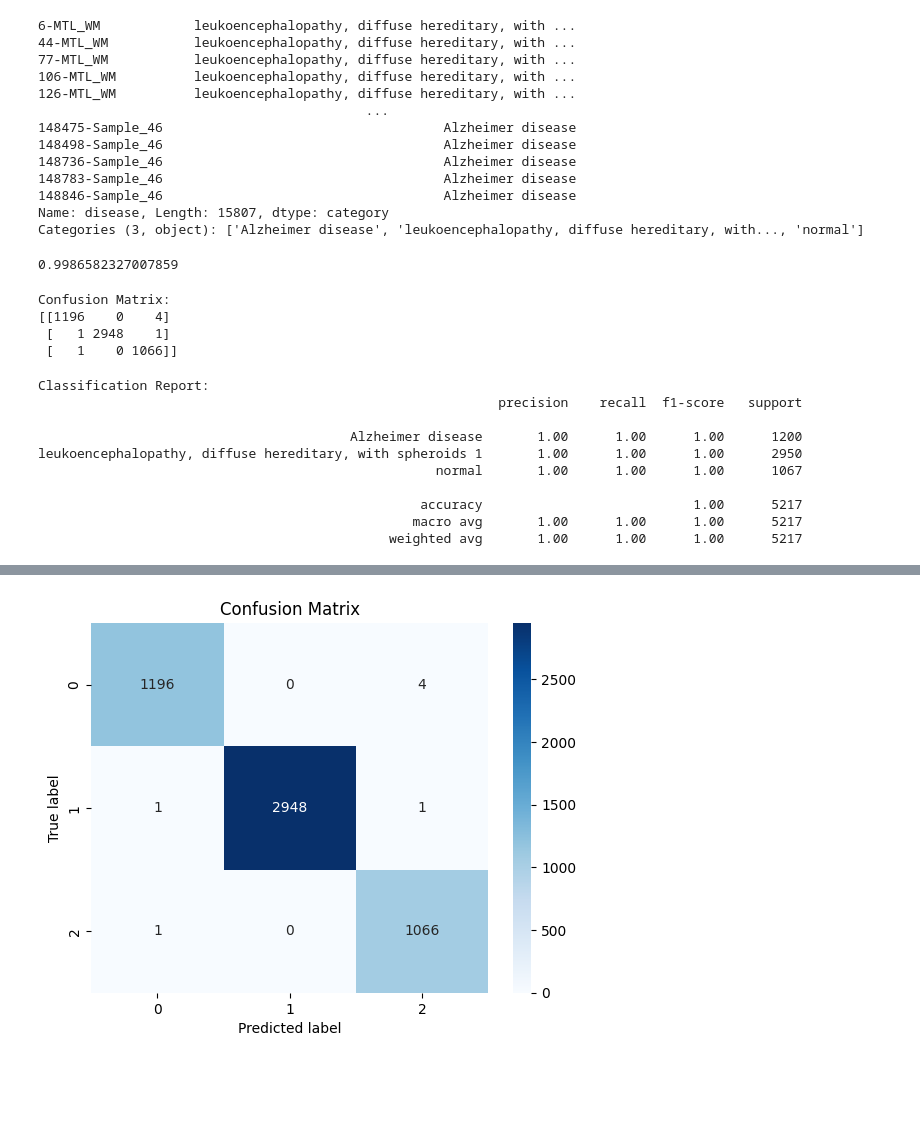
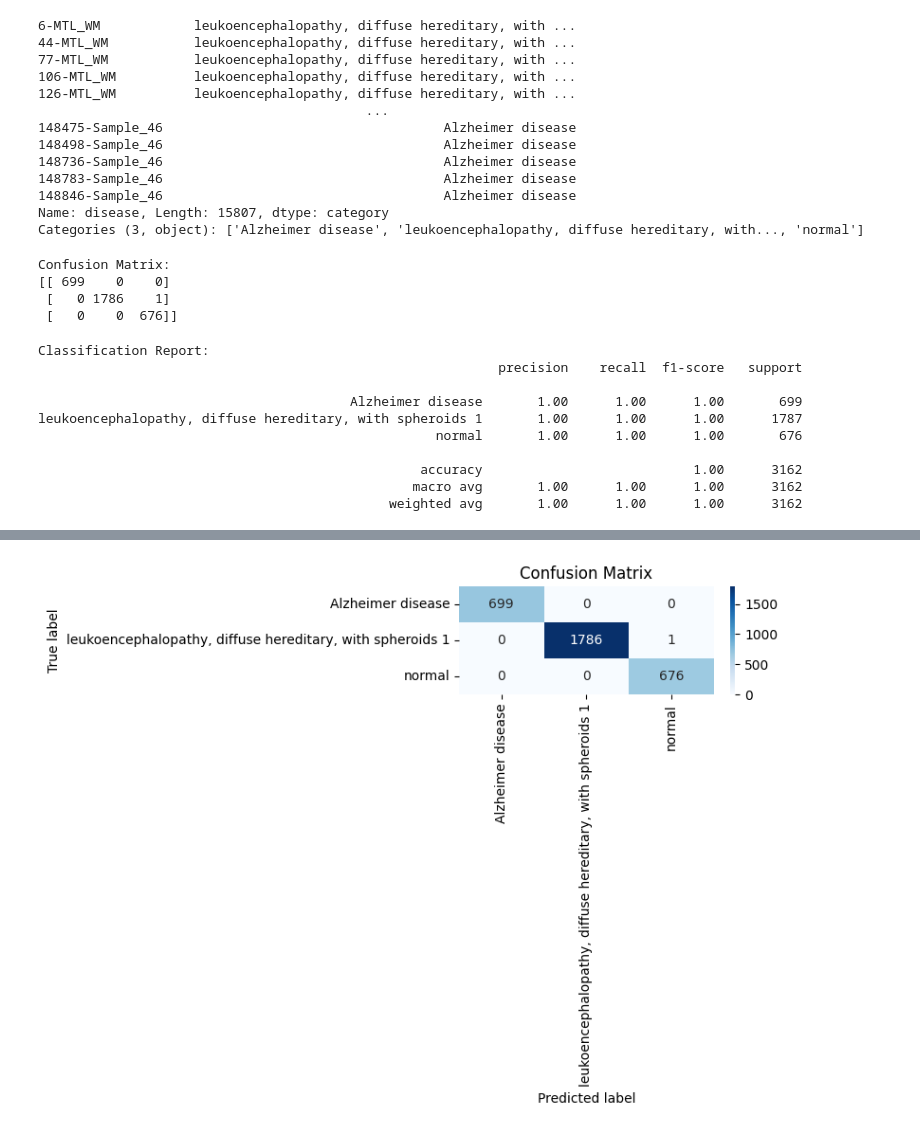
Before and after one commit to stickz-man/Data-Friday, a Jupyter notebook: AD (1).ipynb, the cells around one changed output, grey strips where cells are left out. Saved outputs shown, nothing was run; the diff lists cells and outputs as text; code cells hidden in the pictures; blank space fills up the shorter version.

```diff
--- a/AD (1).ipynb
+++ b/AD (1).ipynb
@@ -326,27 +351,29 @@ from sklearn.metrics import confusion_matrix
 from sklearn.metrics import classification_report
 from sklearn.inspection import permutation_importance
 # %%
+from sklearn.model_selection import cross_val_score
+from sklearn.linear_model import LogisticRegression
+
 X_data = new_adata.X
 y_label = new_adata.obs["disease"]
-X_train, X_test, y_train, y_test = train_test_split(X_data, y_label, test_size=0.33, stratify=y_label)
+X_train, X_test, y_train, y_test = train_test_split(X_data, y_label, test_size=0.2, random_state=42)
+
 model = LogisticRegression(solver='lbfgs', C=0.1, class_weight="balanced", max_iter=1000)
 model.fit(X_train, y_train)
-class_label_predictions = model.predict_proba(X_test)
+
+class_names = model.classes_
+
+# Predictions
 pred = model.predict(X_test)
-acc_score = accuracy_score(y_test, pred)
-
-print(acc_score)
-# %% [output]
-0.9986582327007859
 # %%
 conf_matrix = confusion_matrix(y_test, pred)
 print("Confusion Matrix:")
 print(conf_matrix)
 # %% [output]
 Confusion Matrix:
-[[1196    0    4]
- [   1 2948    1]
- [   1    0 1066]]
+[[ 699    0    0]
+ [   0 1786    1]
+ [   0    0  676]]
 # %%
 class_report = classification_report(y_test, pred)
 print("Classification Report:")
@@ -355,21 +382,24 @@ print(class_report)
 Classification Report:
                                                            precision    recall  f1-score   support
 
-                                        Alzheimer disease       1.00      1.00      1.00      1200
-leukoencephalopathy, diffuse hereditary, with spheroids 1       1.00      1.00      1.00      2950
-                                                   normal       1.00      1.00      1.00      1067
+                                        Alzheimer disease       1.00      1.00      1.00       699
+leukoencephalopathy, diffuse hereditary, with spheroids 1       1.00      1.00      1.00      1787
+                                                   normal       1.00      1.00      1.00       676
 
-                                                 accuracy                           1.00      5217
-                                                macro avg       1.00      1.00      1.00      5217
-                                             weighted avg       1.00      1.00      1.00      5217
+                                                 accuracy                           1.00      3162
+                                                macro avg       1.00      1.00      1.00      3162
+                                             weighted avg       1.00      1.00      1.00      3162
 # %%
 !pip install seaborn
 import seaborn as sns
 import matplotlib.pyplot as plt
 
-sns.heatmap(conf_matrix, annot=True, fmt='d', cmap='Blues')
+plt.figure(figsize=(8, 6))
+sns.heatmap(conf_matrix, annot=True, fmt='d', cmap='Blues',
+            xticklabels=class_names, yticklabels=class_names)
 plt.xlabel("Predicted label")
 plt.ylabel("True label")
 plt.title("Confusion Matrix")
+plt.tight_layout()
 plt.show()
 # %% [output]
@@ -393,2 +423,2 @@ Requirement already satisfied: six>=1.5 in c:\users\14432\appdata\local\programs
-[figure, old version]
+[figure, new version]
 # %%
```
Also changed, not shown: parts of 12 cells of this notebook.
